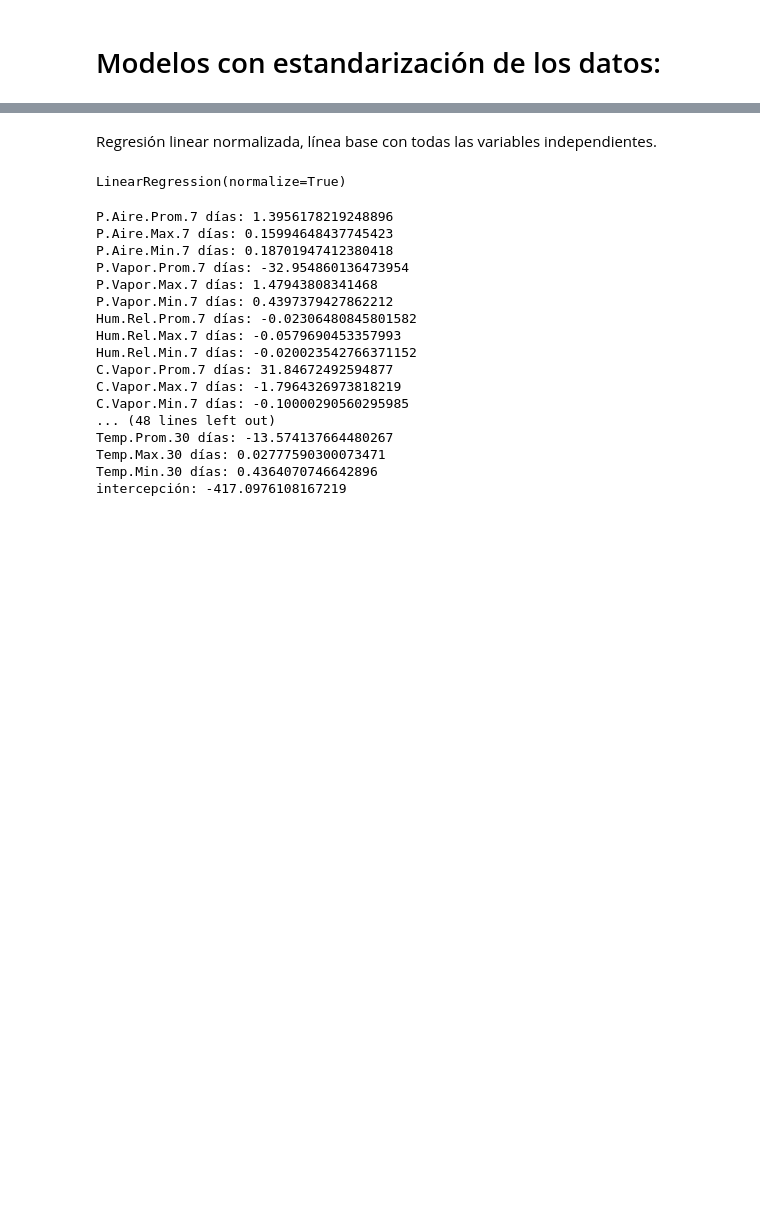
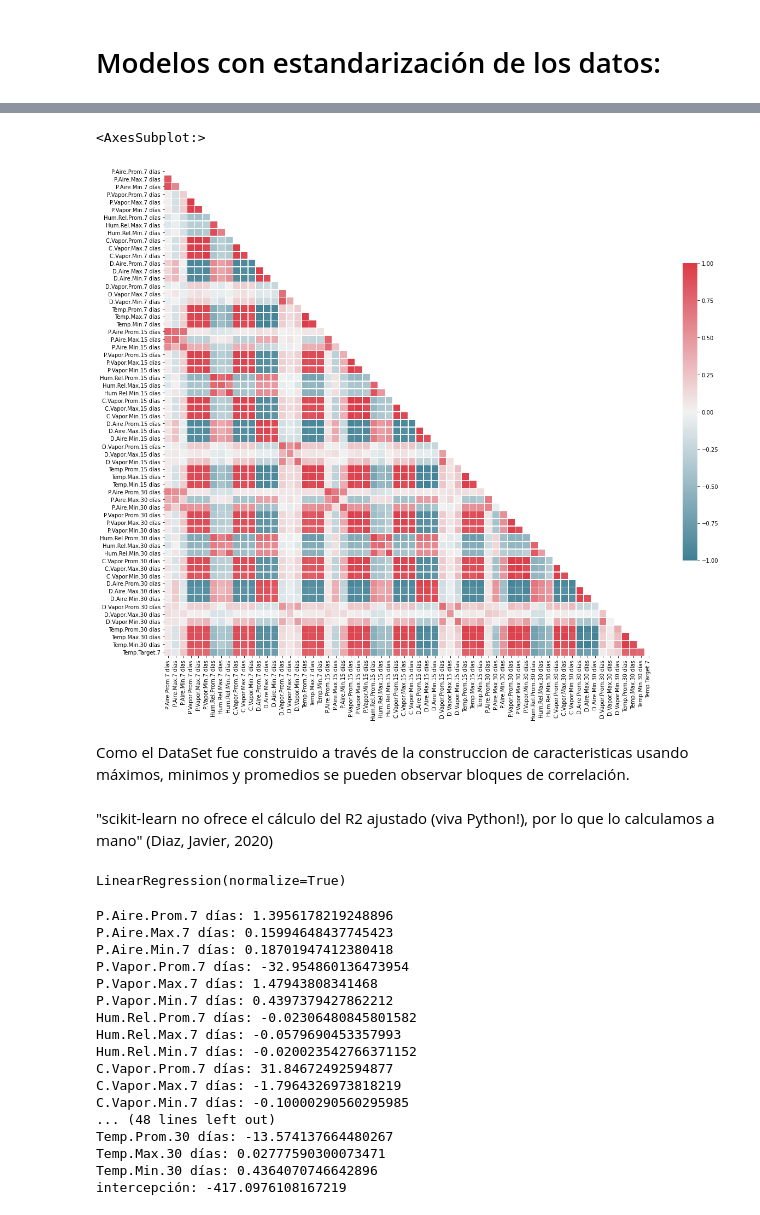
Before and after one commit to josemoncada87/tallerFDA2, a Jupyter notebook: Taller Fundamentos de Analítica de Datos II - Enunciado.ipynb, the cells around one changed output, grey strips where cells are left out. Cells and saved outputs as stored; diff of their text form; code cells hidden in the pictures; blank space fills up the shorter version.

```diff
--- a/Taller Fundamentos de Analítica de Datos II - Enunciado.ipynb
+++ b/Taller Fundamentos de Analítica de Datos II - Enunciado.ipynb
@@ -638,6 +681,22 @@ sns.heatmap(corr, cmap=cmap, vmax=1, vmin=-1, center=0, mask=mask,
+# %%
+# Mecanismo para graficar obtenido de los talleres de la clase.
+
+f, ax = plt.subplots(figsize=(20, 20))
+# Mapa de colores
+cmap = sns.diverging_palette(220, 10, as_cmap=True)
+# Borramos la parte diagonal superior con una máscara
+mask = np.zeros_like(corr, dtype=np.bool)
+mask[np.triu_indices_from(mask)] = True
+sns.heatmap(corr, cmap=cmap, vmax=1, vmin=-1, center=0, mask=mask,
+            square=True, linewidths=.5, cbar_kws={"shrink": .5})
+# %% [output]
+<AxesSubplot:>
+[figure, added]
+# %% [markdown]
+Como el DataSet fue construido a través de la construccion de caracteristicas usando máximos, minimos y promedios se pueden observar bloques de correlación.
+# %% [markdown]
+"scikit-learn no ofrece el cálculo del R2 ajustado (viva Python!), por lo que lo calculamos a mano" (Diaz, Javier, 2020)
 # %%
 def r2adj(y_real, y_pred, numFeatures):
     return 1 - (1-r2_score(y_real, y_pred))*(len(y_real)-1) / (len(y_real) - numFeatures - 1)
-# %% [markdown]
-Regresión linear normalizada, línea base con todas las variables independientes.
 # %%
```
Also changed, not shown: parts of 117 cells of this notebook.
